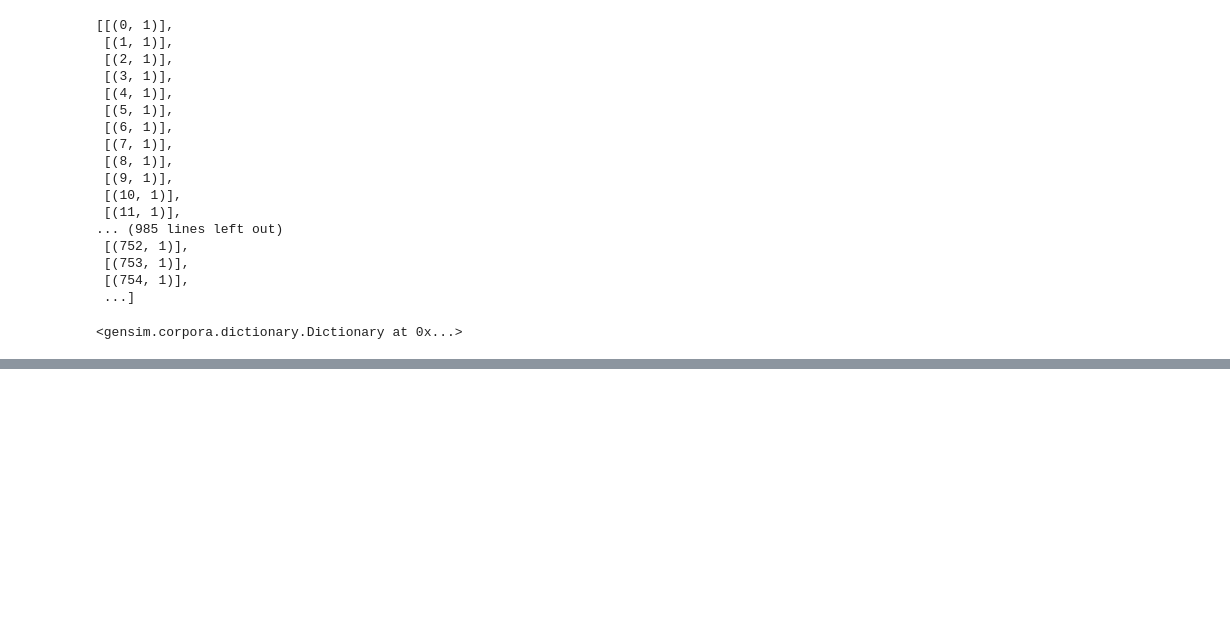
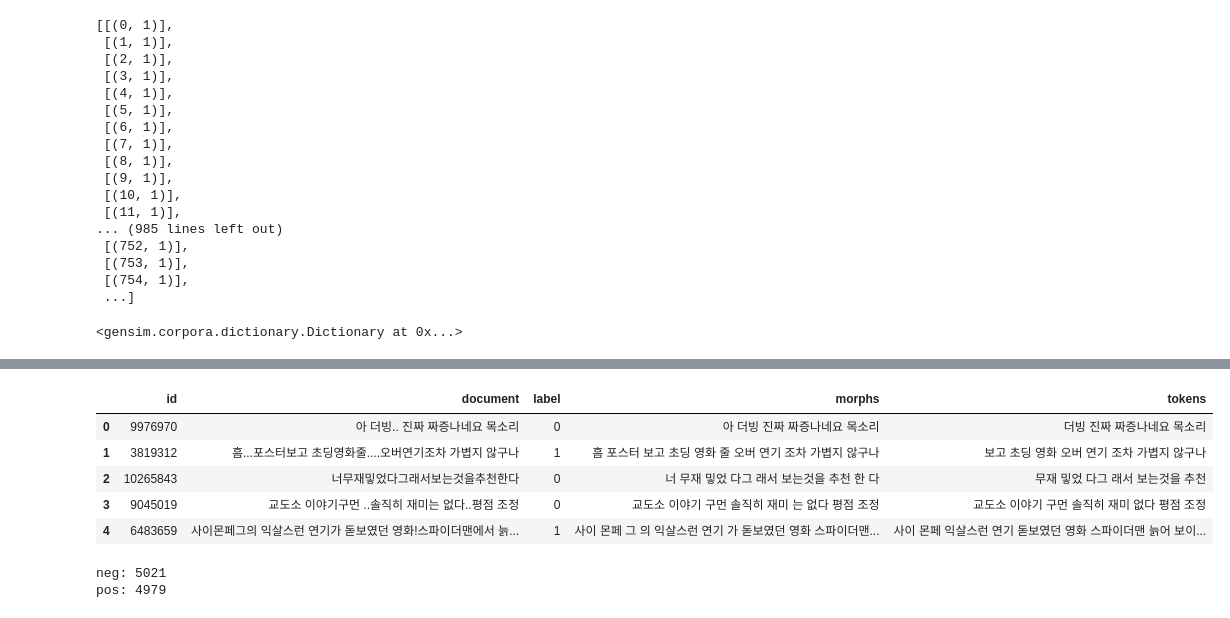
Before and after one commit to Sunnn-y/NaturalLanguageProcessing, a Jupyter notebook: 20231018_토픽모델링_실습(LDA).ipynb, the cells around one changed output, grey strips where cells are left out. Drawn from its saved outputs; the diff is of its cells as text; code cells hidden in the pictures; blank space fills up the shorter version.

```diff
--- a/20231018_토픽모델링_실습(LDA).ipynb
+++ b/20231018_토픽모델링_실습(LDA).ipynb
@@ -315,0 +319,7 @@ pyLDAvis.display(vis2)
+# %%
+from konlpy.tag import Okt
+tokenizer = Okt()
+
+df['morphs'] = None
+for i, row in df.iterrows():
+  df['morphs'][i] = ' '.join(tokenizer.morphs(row['document']))
@@ -315,0 +335,11 @@ pyLDAvis.display(vis2)
+# %%
+import re
+# 한글을 제외한 다른 문자 모두 제거
+remove_except_ko = re.compile(r"[^가-힣ㄱ-하-ㅣ\\s]")
+
+def preprocess_remove(text):
+  text = re.sub(remove_except_ko,' ',text).strip()
+  return text
+
+df['morphs'] = df['morphs'].map(lambda x : preprocess_remove(x))
+df.head()
@@ -315,0 +353,9 @@ pyLDAvis.display(vis2)
+# %%
+# 불용어 처리
+stop_word = ['포스터', '저작권자', '한경', '닷컴', '뉴스룸', '홈페이지', '바로', '네이버', '구독', '채널', '세요', '제공','께서', '라고', '입니다', '습니다', '한다', '에서', '이다', '에게', '으로', '이랑', '까지', '부터', '하다', '한데', '통해', '위해', '때문' ]
+
+def preprocess(text):
+  text = text.split()
+  text = [i for i in text if len(i)>1]
+  text = [i for i in text if i not in stop_word]
+  return text
@@ -315,0 +384,12 @@ pyLDAvis.display(vis2)
+# %%
+# 토큰화 + 토큰리스트 생성
+def make_tokens(df):
+  df['tokens'] = None
+  for i, row in df.iterrows():
+    if i%1000==0:
+      print(i,'/',len(df))
+    token = preprocess(df['morphs'][i])
+    df['tokens'][i] = ' '.join(token)
+  return df
+
+df = make_tokens(df)
@@ -315,0 +407,17 @@ pyLDAvis.display(vis2)
+# %%
+df.head()
+# %% [output]
+|  | id | document | label | morphs | tokens |
+| 0 | 9976970 | 아 더빙.. 진짜 짜증나네요 목소리 | 0 | 아 더빙 진짜 짜증나네요 목소리 | 더빙 진짜 짜증나네요 목소리 |
+| 1 | 3819312 | 흠...포스터보고 초딩영화줄....오버연기조차 가볍지 않구나 | 1 | 흠 포스터 보고 초딩 영화 줄 오버 연기 조차 가볍지 않구나 | 보고 초딩 영화 오버 연기 조차 가볍지 않구나 |
+| 2 | 10265843 | 너무재밓었다그래서보는것을추천한다 | 0 | 너 무재 밓었 다그 래서 보는것을 추천 한 다 | 무재 밓었 다그 래서 보는것을 추천 |
+| 3 | 9045019 | 교도소 이야기구먼 ..솔직히 재미는 없다..평점 조정 | 0 | 교도소 이야기 구먼 솔직히 재미 는 없다 평점 조정 | 교도소 이야기 구먼 솔직히 재미 없다 평점 조정 |
+| 4 | 6483659 | 사이몬페그의 익살스런 연기가 돋보였던 영화!스파이더맨에서 늙... | 1 | 사이 몬페 그 의 익살스런 연기 가 돋보였던 영화 스파이더맨... | 사이 몬페 익살스런 연기 돋보였던 영화 스파이더맨 늙어 보이... |
+# %%
+neg = (df[df['label']==0]).reset_index(drop=True)
+pos = (df[df['label']==1]).reset_index(drop=True)
+print('neg:', len(neg))
+print('pos:', len(pos))
+# %% [output]
+neg: 5021
+pos: 4979
```
Also changed, not shown: parts of 16 cells of this notebook.
